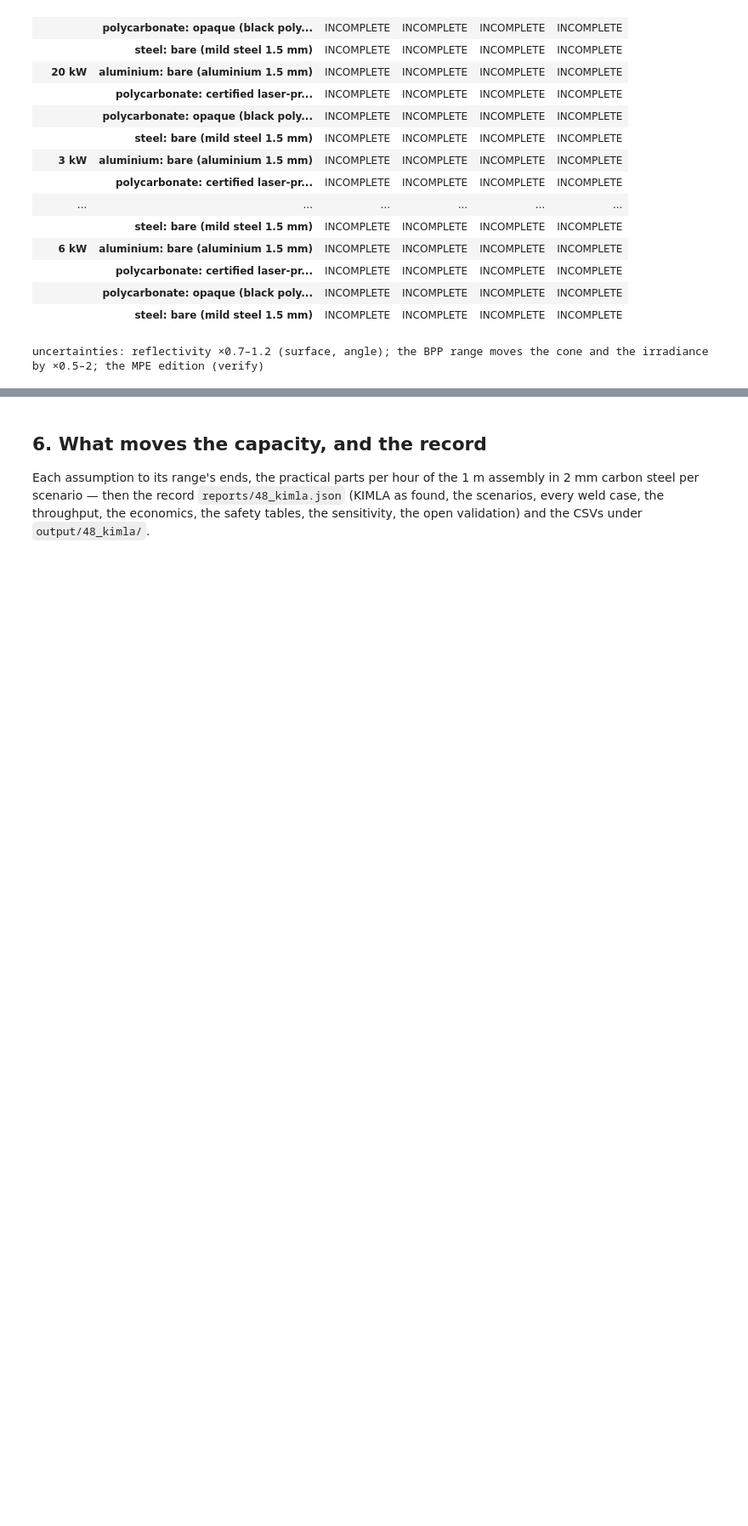
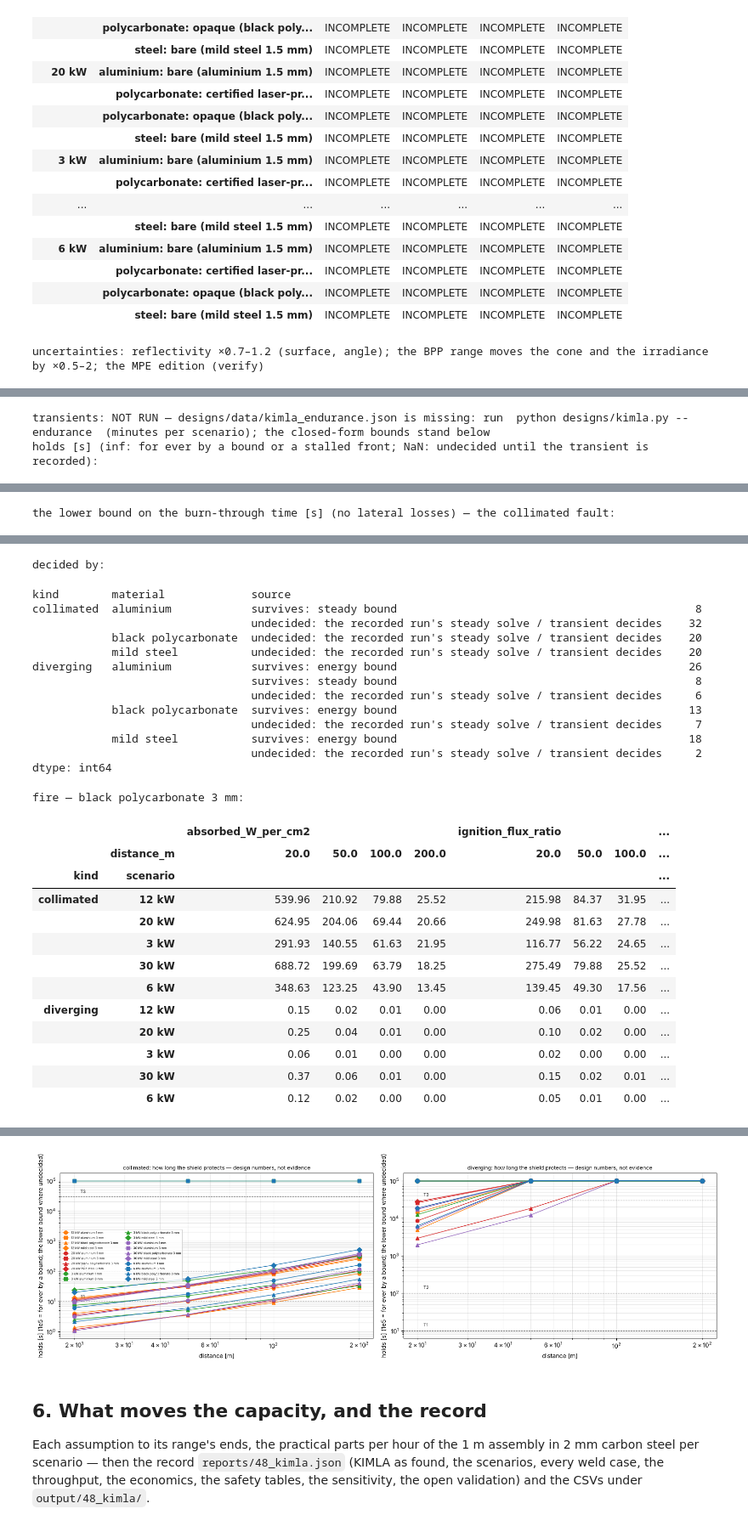
Before and after one commit to technolog-spectrumai/vegeta, a Jupyter notebook: notebooks/48_kimla.ipynb, the cells around one changed output, grey strips where cells are left out. Shown at 85% size. Saved outputs shown, nothing was run; the diff lists cells and outputs as text; code cells hidden in the pictures; blank space fills up the shorter version.

```diff
--- a/notebooks/48_kimla.ipynb
+++ b/notebooks/48_kimla.ipynb
@@ -460,0 +472,30 @@ uncertainties: reflectivity ×0.7–1.2 (surface, angle); the BPP range moves th
+# %%
+SE_SCREEN = km.shield_endurance(run=False)                      # the closed forms now
+SE = km.load_endurance()
+if SE is None:
+    print("transients: NOT RUN — designs/data/kimla_endurance.json is missing: run  python designs/kimla.py --endurance  (minutes per scenario); the closed-form bounds stand below")
+    SER = SE_SCREEN
+else:
+    m = SE["meta"]; print(f"recorded {m['made']} (screening grid {m['screening']}, cap {m['grid']['t_max_s']:g} s) — {m['caveat']}"); SER = SE["rows"]
+SEF = pd.DataFrame(SER)
+print("holds [s] (inf: for ever by a bound or a stalled front; NaN: undecided until the transient is recorded):"); display(km.shield_endurance_table(SER).round(1))
+print("the lower bound on the burn-through time [s] (no lateral losses) — the collimated fault:"); display(km.shield_endurance_table([r for r in SER if r["kind"] == "collimated"], "t_burn_through_lower_bound_s").round(1))
+print("decided by:"); display(SEF.groupby(["kind", "material", "source"]).size())
+print("fire — black polycarbonate 3 mm:"); display(SEF[SEF["material"] == "black polycarbonate"].pivot_table(index=["kind", "scenario"], columns="distance_m", values=["absorbed_W_per_cm2", "ignition_flux_ratio", "t_ignition_bound_s"]).round(2))
+display(SEF[SEF["material"] == "black polycarbonate"].pivot_table(index=["kind", "scenario"], columns="distance_m", values="fire_risk", aggfunc="first"))
+fig, axs = plt.subplots(1, 2, figsize=(16, 4.8))
+for ax, kind in zip(axs, ("collimated", "diverging")):
+    sub = SEF[SEF["kind"] == kind]
+    for (k, sh), g in sub.groupby(["scenario", "shield"]):
+        g = g.sort_values("distance_m")
+        y = g["holds_s"].where(g["holds_s"].notna(), g["t_burn_through_lower_bound_s"]).replace(np.inf, 1e5)
+        ax.plot(g["distance_m"], y, marker={"aluminium 1 mm": "o", "aluminium 3 mm": "s", "black polycarbonate 3 mm": "^", "mild steel 3 mm": "D"}[sh], color=km.COL[k], lw=1, label=f"{k} {sh}")
+    for name, t in km.EXPOSURE.items():
+        ax.axhline(t, color="grey", lw=0.8, ls="--"); ax.text(21, t * 1.3, name, fontsize=7)
+    ax.set_xscale("log"); ax.set_yscale("log"); ax.set_xlabel("distance [m]"); ax.set_ylabel("holds [s] (1e5 = for ever by a bound; the lower bound where undecided)")
+    ax.set_title(f"{kind}: how long the shield protects — design numbers, not evidence", fontsize=9); ax.grid(alpha=0.3, which="both")
+axs[0].legend(fontsize=5, ncol=2)
+plt.tight_layout(); plt.savefig(OUT / "shield_endurance.png", dpi=110); plt.show()
+# %% [output]
+transients: NOT RUN — designs/data/kimla_endurance.json is missing: run  python designs/kimla.py --endurance  (minutes per scenario); the closed-form bounds stand below
+holds [s] (inf: for ever by a bound or a stalled front; NaN: undecided until the transient is recorded):
@@ -460,0 +520 @@ uncertainties: reflectivity ×0.7–1.2 (surface, angle); the BPP range moves th
+the lower bound on the burn-through time [s] (no lateral losses) — the collimated fault:
@@ -460,0 +539,28 @@ uncertainties: reflectivity ×0.7–1.2 (surface, angle); the BPP range moves th
+decided by:
+kind        material             source
+collimated  aluminium            survives: steady bound                                             8
+                                 undecided: the recorded run's steady solve / transient decides    32
+            black polycarbonate  undecided: the recorded run's steady solve / transient decides    20
+            mild steel           undecided: the recorded run's steady solve / transient decides    20
+diverging   aluminium            survives: energy bound                                            26
+                                 survives: steady bound                                             8
+                                 undecided: the recorded run's steady solve / transient decides     6
+            black polycarbonate  survives: energy bound                                            13
+                                 undecided: the recorded run's steady solve / transient decides     7
+            mild steel           survives: energy bound                                            18
+                                 undecided: the recorded run's steady solve / transient decides     2
+dtype: int64
+fire — black polycarbonate 3 mm:
+|  |  | absorbed_W_per_cm2 |  |  |  | ignition_flux_ratio |  |  | ... |
+|  | distance_m | 20.0 | 50.0 | 100.0 | 200.0 | 20.0 | 50.0 | 100.0 | ... |
+| kind | scenario |  |  |  |  |  |  |  | ... |
+| collimated | 12 kW | 539.96 | 210.92 | 79.88 | 25.52 | 215.98 | 84.37 | 31.95 | ... |
+|  | 20 kW | 624.95 | 204.06 | 69.44 | 20.66 | 249.98 | 81.63 | 27.78 | ... |
+|  | 3 kW | 291.93 | 140.55 | 61.63 | 21.95 | 116.77 | 56.22 | 24.65 | ... |
+|  | 30 kW | 688.72 | 199.69 | 63.79 | 18.25 | 275.49 | 79.88 | 25.52 | ... |
+|  | 6 kW | 348.63 | 123.25 | 43.90 | 13.45 | 139.45 | 49.30 | 17.56 | ... |
+| diverging | 12 kW | 0.15 | 0.02 | 0.01 | 0.00 | 0.06 | 0.01 | 0.00 | ... |
+|  | 20 kW | 0.25 | 0.04 | 0.01 | 0.00 | 0.10 | 0.02 | 0.00 | ... |
+|  | 3 kW | 0.06 | 0.01 | 0.00 | 0.00 | 0.02 | 0.00 | 0.00 | ... |
+|  | 30 kW | 0.37 | 0.06 | 0.01 | 0.00 | 0.15 | 0.02 | 0.01 | ... |
+|  | 6 kW | 0.12 | 0.02 | 0.00 | 0.00 | 0.05 | 0.01 | 0.00 | ... |
@@ -461,3 +579,4 @@ uncertainties: reflectivity ×0.7–1.2 (surface, angle); the BPP range moves th
+[figure, added]
 # %% [markdown]
 ## 6. What moves the capacity, and the record
 
```
Also changed, not shown: parts of 5 cells of this notebook, 8 other files.
